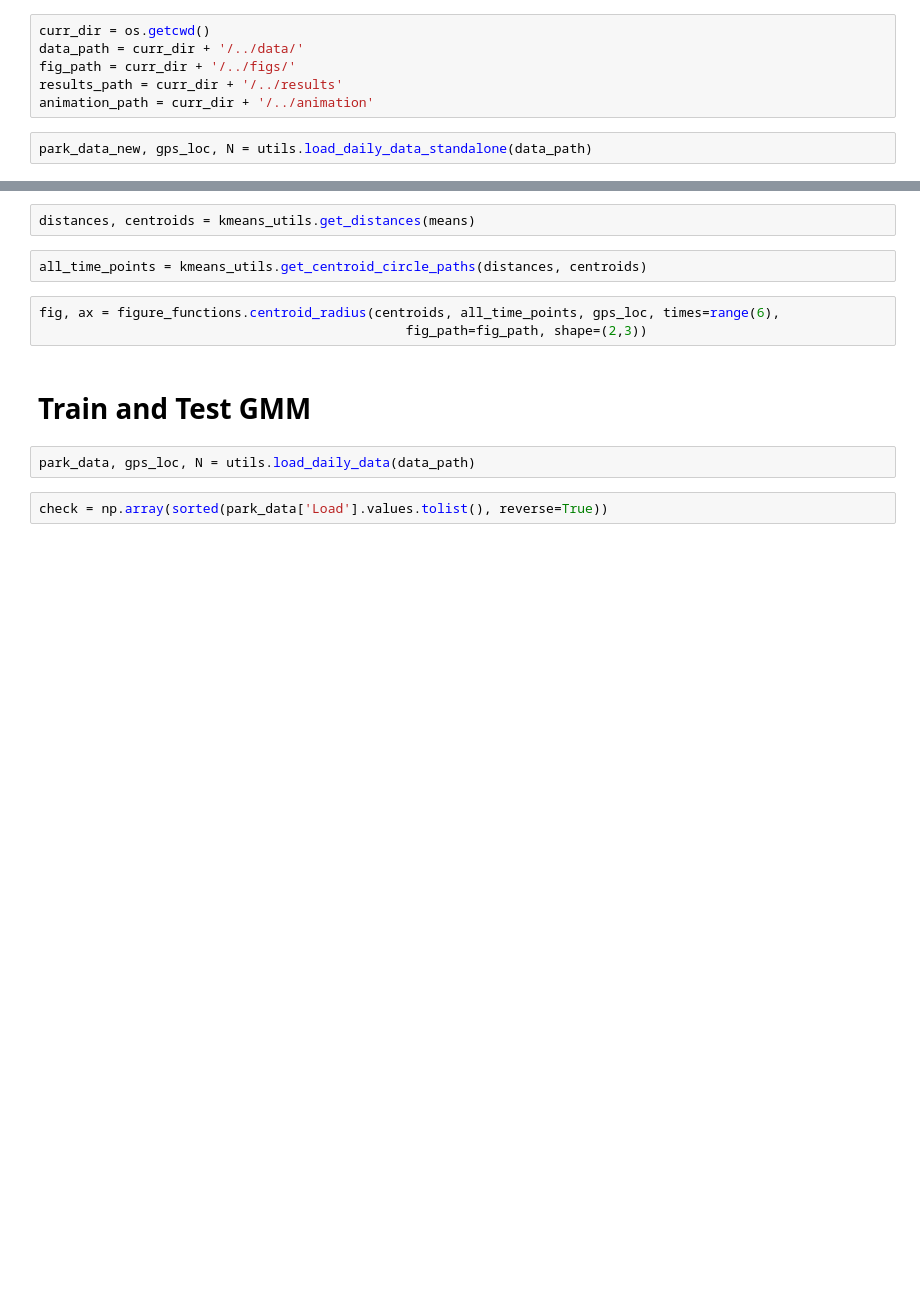
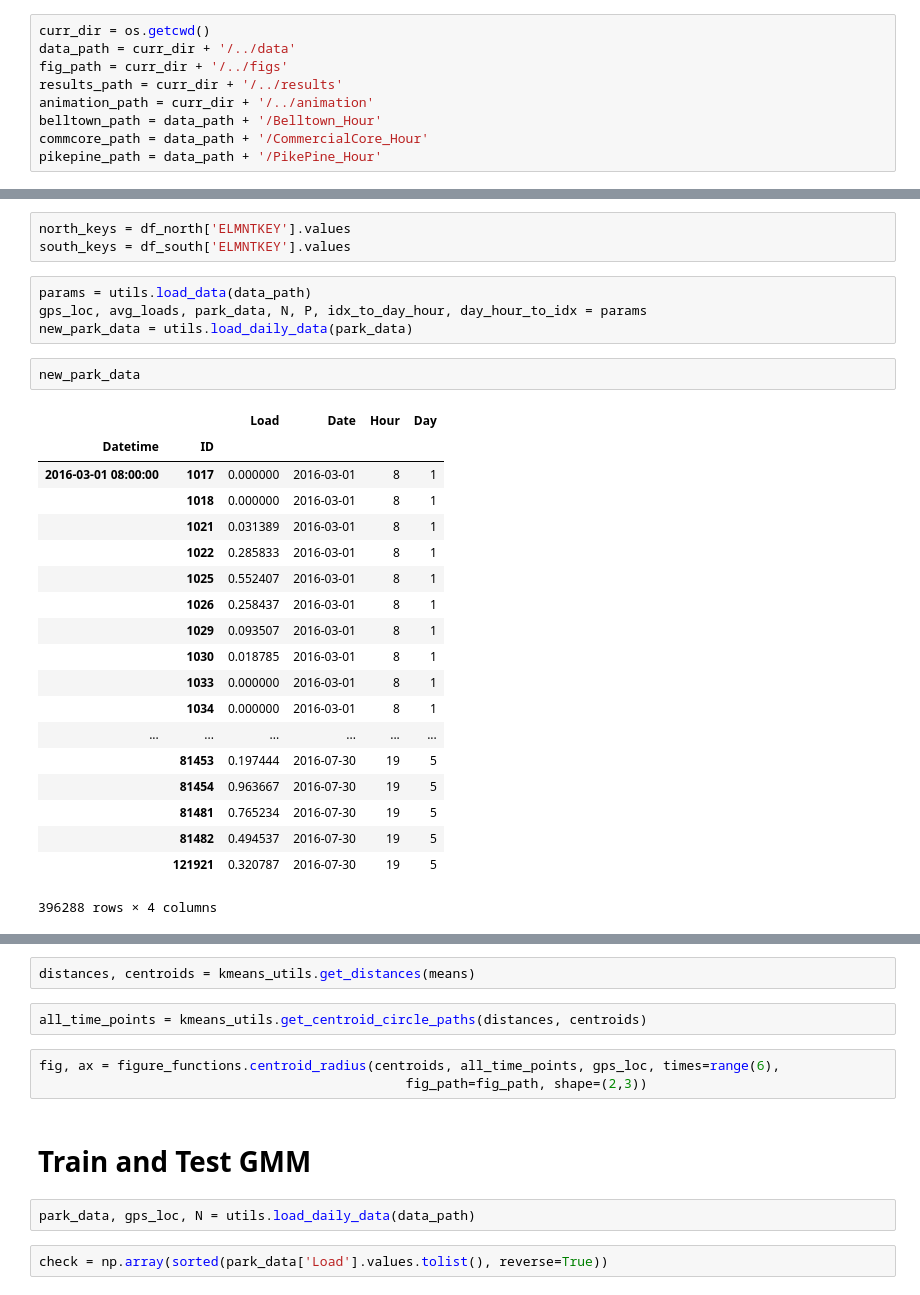
Before and after one commit to fiezt/spatial-data-analysis, a Jupyter notebook: code/locational_demand.ipynb, the cells around one changed output, grey strips where cells are left out. Saved outputs shown, nothing was run; the diff lists cells and outputs as text; blank space fills up the shorter version.

Commit message:
load data and more

```diff
--- a/code/locational_demand.ipynb
+++ b/code/locational_demand.ipynb
@@ -21,8 +26,9 @@ from matplotlib.patches import Polygon
 # %%
 curr_dir = os.getcwd()
-data_path = curr_dir + '/../data/'
-fig_path = curr_dir + '/../figs/'
+data_path = curr_dir + '/../data'
+fig_path = curr_dir + '/../figs'
 results_path = curr_dir + '/../results'
 animation_path = curr_dir + '/../animation'
+belltown_path = data_path + '/Belltown_Hour'
+commcore_path = data_path + '/CommercialCore_Hour'
+pikepine_path = data_path + '/PikePine_Hour'
-# %%
-park_data_new, gps_loc, N = utils.load_daily_data_standalone(data_path)
@@ -37,0 +268,29 @@ means = [result[5] for result in results]
+# %%
+north_keys = df_north['ELMNTKEY'].values
+south_keys = df_south['ELMNTKEY'].values
+# %%
+params = utils.load_data(data_path)
+gps_loc, avg_loads, park_data, N, P, idx_to_day_hour, day_hour_to_idx = params
+new_park_data = utils.load_daily_data(park_data)
+# %%
+new_park_data
+# %% [output]
+|  |  | Load | Date | Hour | Day |
+| Datetime | ID |  |  |  |  |
+| 2016-03-01 08:00:00 | 1017 | 0.000000 | 2016-03-01 | 8 | 1 |
+|  | 1018 | 0.000000 | 2016-03-01 | 8 | 1 |
+|  | 1021 | 0.031389 | 2016-03-01 | 8 | 1 |
+|  | 1022 | 0.285833 | 2016-03-01 | 8 | 1 |
+|  | 1025 | 0.552407 | 2016-03-01 | 8 | 1 |
+|  | 1026 | 0.258437 | 2016-03-01 | 8 | 1 |
+|  | 1029 | 0.093507 | 2016-03-01 | 8 | 1 |
+|  | 1030 | 0.018785 | 2016-03-01 | 8 | 1 |
+|  | 1033 | 0.000000 | 2016-03-01 | 8 | 1 |
+|  | 1034 | 0.000000 | 2016-03-01 | 8 | 1 |
+| ... | ... | ... | ... | ... | ... |
+|  | 81453 | 0.197444 | 2016-07-30 | 19 | 5 |
+|  | 81454 | 0.963667 | 2016-07-30 | 19 | 5 |
+|  | 81481 | 0.765234 | 2016-07-30 | 19 | 5 |
+|  | 81482 | 0.494537 | 2016-07-30 | 19 | 5 |
+|  | 121921 | 0.320787 | 2016-07-30 | 19 | 5 |
+396288 rows × 4 columns
```
Also changed, not shown: parts of 32 cells of this notebook, 7 other files.
